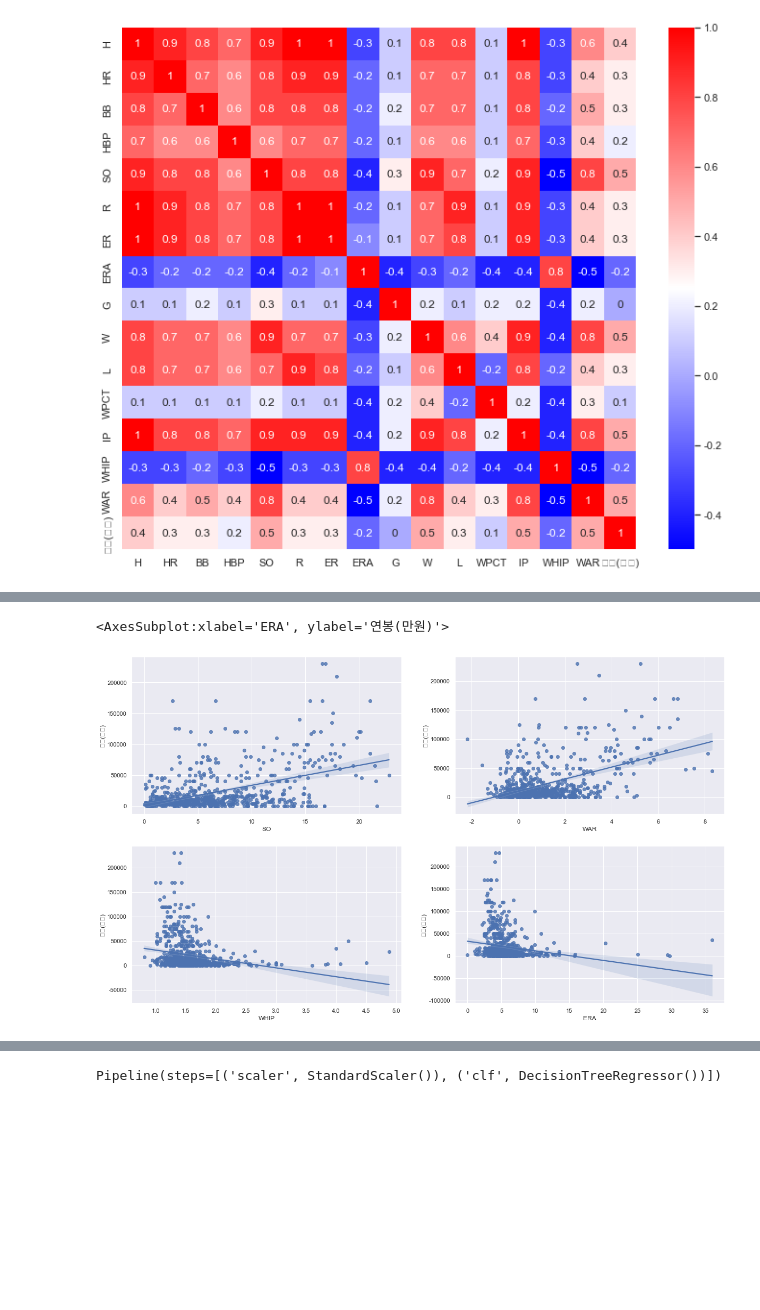
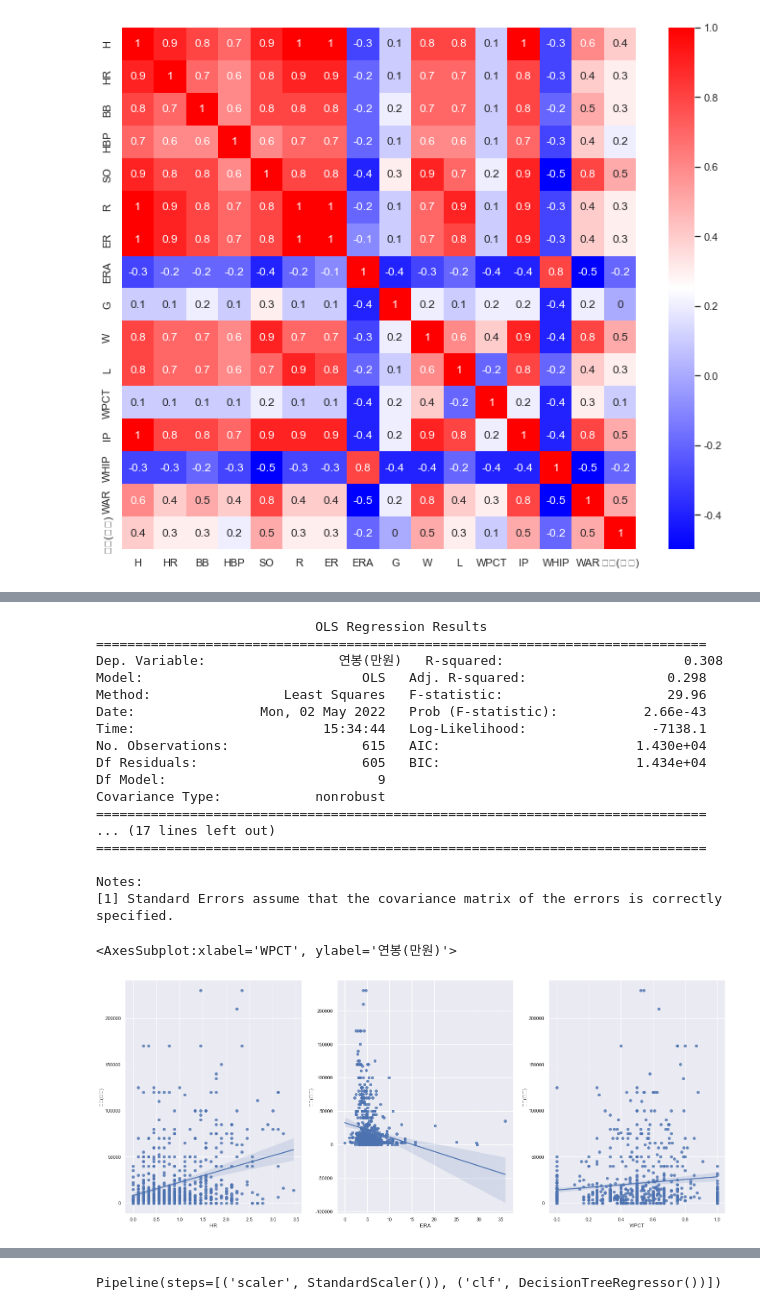
Before and after one commit to zb-dss-offline-1th/baseball-repe-1, a Jupyter notebook: [zb01_KangHT_baseball].ipynb, the cells around one changed output, grey strips where cells are left out. Cells and saved outputs as stored; diff of their text form; code cells hidden in the pictures; blank space fills up the shorter version.

```diff
--- a/[zb01_KangHT_baseball].ipynb
+++ b/[zb01_KangHT_baseball].ipynb
@@ -581,0 +649,7 @@ sns.heatmap(data=correlation_matrix, annot=True, cmap="bwr")
+# %%
+Final_baseball_salay = Final_baseball_salay.drop('ER',axis=1)
+
+for i in range (Final_baseball_salay.shape[1]-1):
+    vif = variance_inflation_factor(Final_baseball_salay.values, i)
+    print(Final_baseball_salay.columns[i], vif)
+# 이번에는 H도 빼보자 ~
@@ -581,0 +669,7 @@ sns.heatmap(data=correlation_matrix, annot=True, cmap="bwr")
+# %%
+Final_baseball_salay = Final_baseball_salay.drop('H',axis=1)
+
+for i in range (Final_baseball_salay.shape[1]-1):
+    vif = variance_inflation_factor(Final_baseball_salay.values, i)
+    print(Final_baseball_salay.columns[i], vif)
+# 이번에는 SO도 빼보자 ~
@@ -581,0 +688,7 @@ sns.heatmap(data=correlation_matrix, annot=True, cmap="bwr")
+# %%
+Final_baseball_salay = Final_baseball_salay.drop('SO',axis=1)
+
+for i in range (Final_baseball_salay.shape[1]-1):
+    vif = variance_inflation_factor(Final_baseball_salay.values, i)
+    print(Final_baseball_salay.columns[i], vif)
+# 마지막으로 WHIP도 빼보자 ~
@@ -581,0 +706,6 @@ sns.heatmap(data=correlation_matrix, annot=True, cmap="bwr")
+# %%
+Final_baseball_salay = Final_baseball_salay.drop('WHIP',axis=1)
+
+for i in range (Final_baseball_salay.shape[1]-1):
+    vif = variance_inflation_factor(Final_baseball_salay.values, i)
+    print(Final_baseball_salay.columns[i], vif)
@@ -582,12 +746,44 @@ sns.heatmap(data=correlation_matrix, annot=True, cmap="bwr")
+# %%
+import statsmodels.api as sm
+
+from sklearn.model_selection import train_test_split
+
+X = Final_baseball_salay.drop('연봉(만원)', axis=1)
+y = Final_baseball_salay['연봉(만원)']
+
+X_train, X_test, y_train, y_test = train_test_split(X,y,test_size=0.2,random_state=13)
+
+X_train = sm.add_constant(X_train)
+model = sm.OLS(y_train, X_train).fit()
+print(model.summary())
+# 흠 P-value에 근거해서, HR, ERA, WPCT 3가지 피쳐로 예측을 시도해보자.
+# %% [output]
+                            OLS Regression Results
+==============================================================================
+Dep. Variable:                 연봉(만원)   R-squared:                       0.308
+Model:                            OLS   Adj. R-squared:                  0.298
+Method:                 Least Squares   F-statistic:                     29.96
+Date:                Mon, 02 May 2022   Prob (F-statistic):           2.66e-43
+Time:                        15:34:44   Log-Likelihood:                -7138.1
+No. Observations:                 615   AIC:                         1.430e+04
+Df Residuals:                     605   BIC:                         1.434e+04
+Df Model:                           9
+Covariance Type:            nonrobust
+==============================================================================
+... (17 lines left out)
+==============================================================================
+
+Notes:
+[1] Standard Errors assume that the covariance matrix of the errors is correctly specified.
 # %%
 sns.set_style('darkgrid')
-sns.set(rc={'figure.figsize': (20,12)})
+sns.set(rc={'figure.figsize': (25,10)})
 
-fig, ax = plt.subplots(2,2)
-sns.regplot(x='SO', y='연봉(만원)', data = Final_baseball_salay, ax=ax[0][0])
-sns.regplot(x='WAR', y='연봉(만원)', data = Final_baseball_salay, ax=ax[0][1])
-sns.regplot(x='WHIP', y='연봉(만원)', data = Final_baseball_salay, ax=ax[1][0])
-sns.regplot(x='ERA', y='연봉(만원)', data = Final_baseball_salay, ax=ax[1][1])
+fig, ax = plt.subplots(1,3)
+sns.regplot(x='HR', y='연봉(만원)', data = Final_baseball_salay, ax=ax[0])
+sns.regplot(x='ERA', y='연봉(만원)', data = Final_baseball_salay, ax=ax[1])
+sns.regplot(x='WPCT', y='연봉(만원)', data = Final_baseball_salay, ax=ax[2])
+# 흠 wpct도 0이랑 1인 값들 빼주자
 # %% [output]
-<AxesSubplot:xlabel='ERA', ylabel='연봉(만원)'>
+<AxesSubplot:xlabel='WPCT', ylabel='연봉(만원)'>
-[figure, old version]
+[figure, new version]
```
Also changed, not shown: parts of 18 cells of this notebook.
